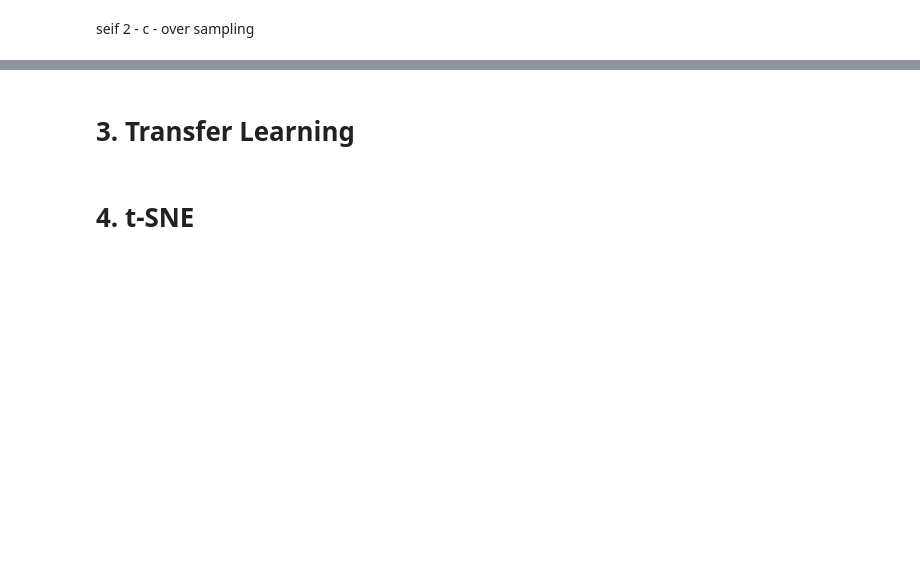
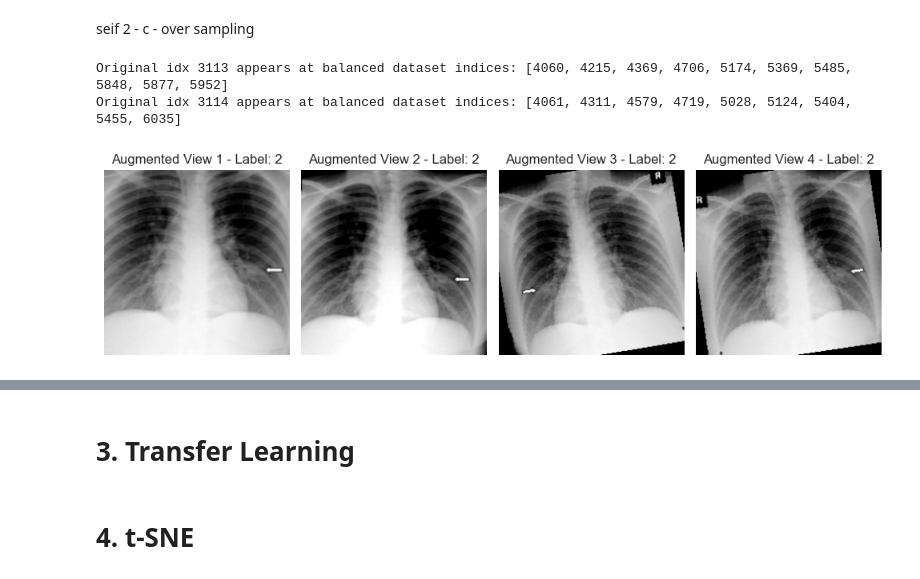
Before and after one commit to amirnadaBGU/deeplearningEE_hw2, a Jupyter notebook: Assignment_2_COVID_19.ipynb, the cells around one changed output, grey strips where cells are left out. Cells and saved outputs as stored; diff of their text form; code cells hidden in the pictures; blank space fills up the shorter version.

```diff
--- a/Assignment_2_COVID_19.ipynb
+++ b/Assignment_2_COVID_19.ipynb
@@ -947,0 +1041,56 @@ class ImageDataset(Dataset):
+# %%
+from collections import defaultdict, Counter
+
+# Step 1: Count how many times each original index appears in balanced_indices
+index_counts = Counter(dataset.balanced_indices)
+
+# Step 2: Filter for original indices from class 2 that were duplicated >4 times
+original_target_indices = [i for i, count in index_counts.items()
+                           if count > 4 and dataset.labels[i] == 2]
+
+# Step 3: Create dictionary mapping original index to its positions in the balanced dataset
+original_to_balanced_map = defaultdict(list)
+
+for i, val in enumerate(dataset.balanced_indices):
+    if val in original_target_indices:
+        original_to_balanced_map[val].append(i)
+
+# Optional: print a few entries
+for original_idx, occurrences in list(original_to_balanced_map.items())[4:6]:
+    print(f"Original idx {original_idx} appears at balanced dataset indices: {occurrences}")
+# %% [output]
+Original idx 3113 appears at balanced dataset indices: [4060, 4215, 4369, 4706, 5174, 5369, 5485, 5848, 5877, 5952]
+Original idx 3114 appears at balanced dataset indices: [4061, 4311, 4579, 4719, 5028, 5124, 5404, 5455, 6035]
+# %%
+import matplotlib.pyplot as plt
+import random
+
+def show_image(tensor, title=None):
+    image = tensor.squeeze().numpy()  # assume grayscale
+    plt.imshow(image, cmap='gray')
+    if title:
+        plt.title(title)
+    plt.axis('off')
+
+
+
+# Fetch twice to get two versions
+img1, label1 = dataset[4060]
+img2, label2 = dataset[4215]  # augmentation will be different if it's a minority
+img3, label3 = dataset[4369]  # augmentation will be different if it's a minority
+img4, label4 = dataset[4706]  # augmentation will be different if it's a minority
+
+# Plot side by side
+plt.figure(figsize=(10, 8))
+plt.subplot(1, 4, 1)
+show_image(img1, title=f"Augmented View 1 - Label: {label1}")
+plt.subplot(1, 4, 2)
+show_image(img2, title=f"Augmented View 2 - Label: {label2}")
+plt.subplot(1, 4, 3)
+show_image(img3, title=f"Augmented View 3 - Label: {label3}")
+plt.subplot(1, 4, 4)
+show_image(img4, title=f"Augmented View 4 - Label: {label4}")
+plt.tight_layout()
+plt.show()
+# %% [output]
+[figure, added]
```
Also changed, not shown: parts of 11 cells of this notebook.
